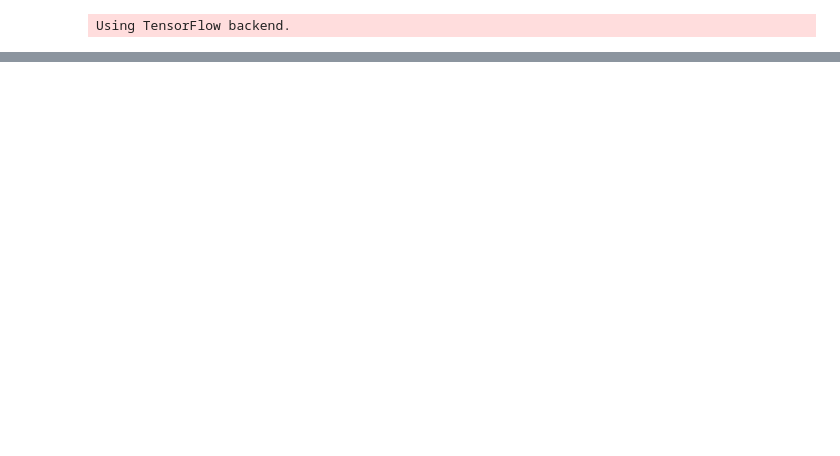
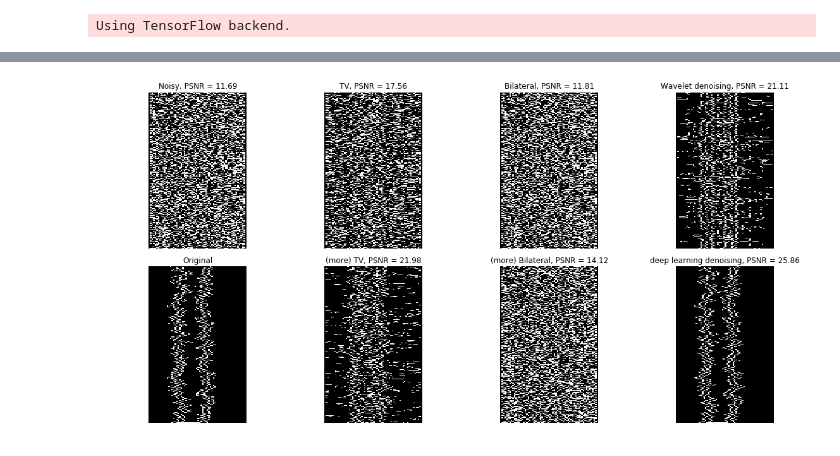
Before and after one commit to narendrachaudhary51/LER_machine_learning, a Jupyter notebook: neural_nets/nnet_prediction.ipynb, the cells around one changed output, grey strips where cells are left out. Drawn from its saved outputs; the diff is of its cells as text; code cells hidden in the pictures; blank space fills up the shorter version.

```diff
--- a/neural_nets/nnet_prediction.ipynb
+++ b/neural_nets/nnet_prediction.ipynb
@@ -99,0 +186,58 @@ plt.show()
+# %%
+from scipy import ndimage as ndi
+from skimage import feature
+
+
+# Compute the Canny filter for two values of sigma
+s = 1
+edges_im = feature.canny(im, sigma = s)
+edges_imnoisy = feature.canny(imnoisy, sigma = s)
+edges_impredict = feature.canny(impredict, sigma = s)
+edges_im_tv = feature.canny(im_denoise_tv_chambolle, sigma = s)
+edges_im_moretv = feature.canny(im_denoise_moretv_chambolle, sigma = s)
+edges_im_bilateral = feature.canny(im_denoise_bilateral, sigma = s)
+edges_im_morebilateral = feature.canny(im_denoise_bilateral, sigma = s)
+edges_im_wavelet = feature.canny(im_denoise_wavelet, sigma = s)
+
+# display results
+fig, ax = plt.subplots(nrows=2, ncols=4, figsize=(16, 8),
+                                    sharex=True, sharey=True)
+
+ax[0, 0].imshow(edges_imnoisy,cmap = 'gray',aspect= 0.1)
+ax[0, 0].axis('off')
+ax[0, 0].set_title('Noisy, PSNR = {0:.4g}'.format(psnr_noisy))
+
+ax[0, 1].imshow(edges_im_tv, cmap = 'gray',aspect= 0.1)
+ax[0, 1].axis('off')
+ax[0, 1].set_title('TV, PSNR = {0:.4g}'.format(psnr_tv))
+
+ax[0, 2].imshow(edges_im_bilateral,cmap = 'gray',aspect= 0.1)
+ax[0, 2].axis('off')
+ax[0, 2].set_title('Bilateral, PSNR = {0:.4g}'.format(psnr_bilateral))
+
+ax[0, 3].imshow(edges_im_wavelet,cmap = 'gray',aspect= 0.1)
+ax[0, 3].axis('off')
+ax[0, 3].set_title('Wavelet denoising, PSNR = {0:.4g}'.format(psnr_wavelet))
+
+ax[1, 1].imshow(edges_im_moretv,cmap = 'gray',aspect= 0.1)
+ax[1, 1].axis('off')
+ax[1, 1].set_title('(more) TV, PSNR = {0:.4g}'.format(psnr_moretv))
+
+ax[1, 2].imshow(edges_im_morebilateral,cmap = 'gray',aspect= 0.1)
+ax[1, 2].axis('off')
+ax[1, 2].set_title('(more) Bilateral, PSNR = {0:.4g}'.format(psnr_morebilateral))
+
+
+ax[1, 3].imshow(edges_impredict,cmap = 'gray',aspect= 0.1)
+ax[1, 3].axis('off')
+ax[1, 3].set_title('deep learning denoising, PSNR = {0:.4g}'.format(psnr_predict))
+
+ax[1, 0].imshow(edges_im,cmap = 'gray',aspect= 0.1)
+ax[1, 0].axis('off')
+ax[1, 0].set_title('Original')
+
+fig.tight_layout()
+
+plt.show()
+# %% [output]
+[figure, added]
```
Also changed, not shown: parts of 7 cells of this notebook.
